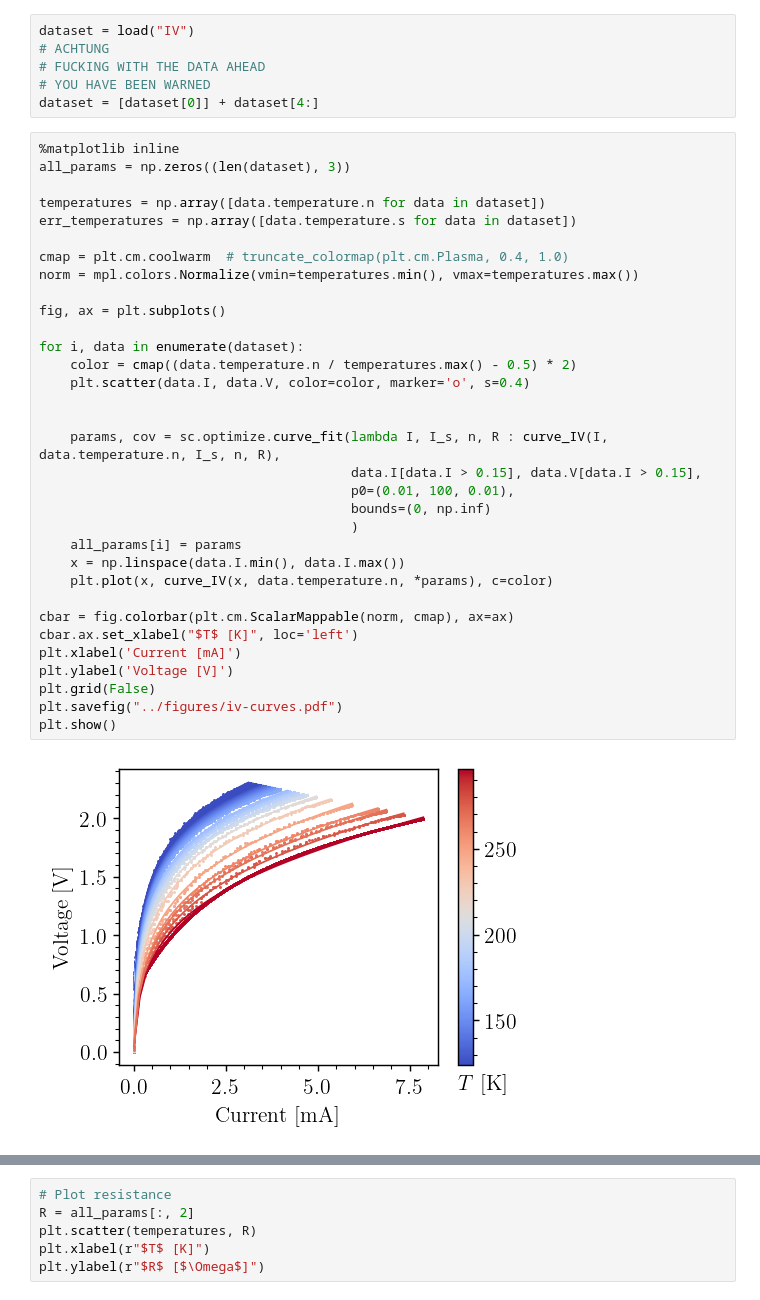
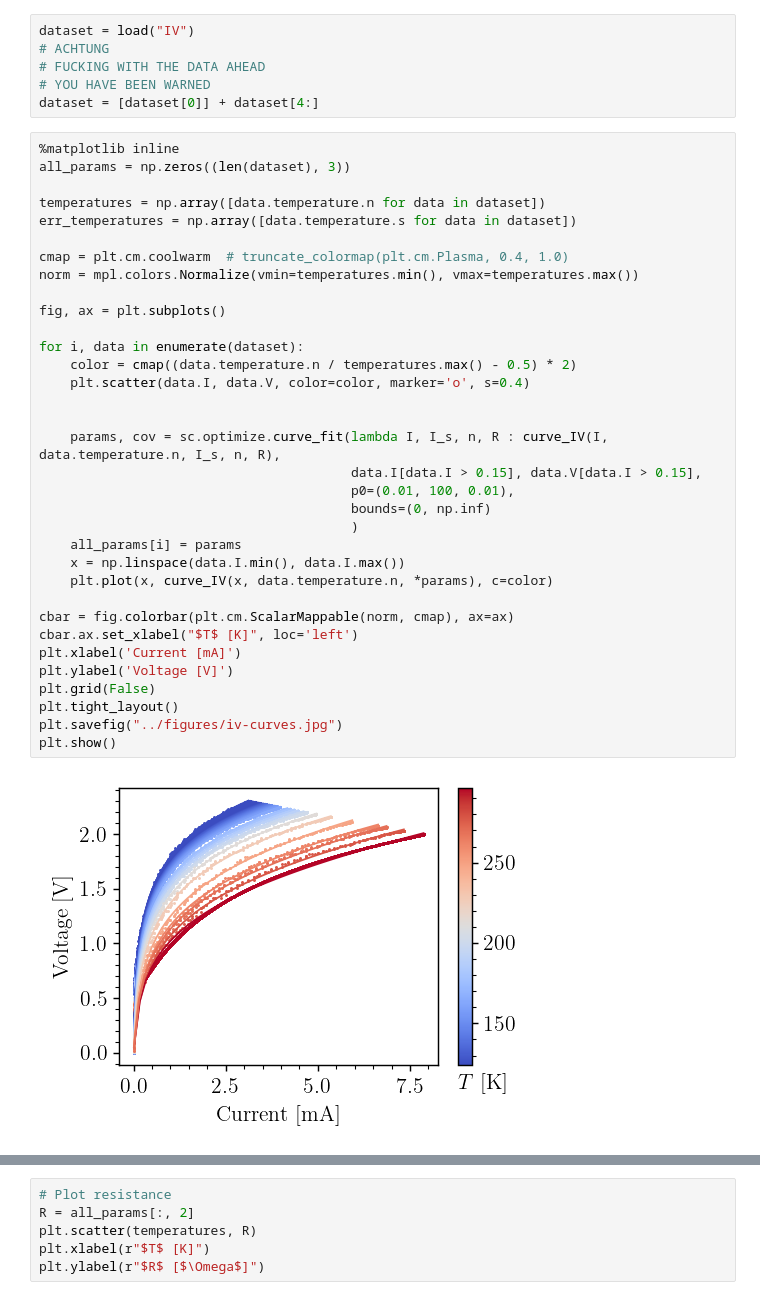
Before and after one commit to TomVdt/TPIII, a Jupyter notebook: 06-photoemission-interne/analyse/exp1.ipynb, the cells around one changed output, grey strips where cells are left out. Drawn from its saved outputs; the diff is of its cells as text.

Commit message:
figures pour assistant

```diff
--- a/06-photoemission-interne/analyse/exp1.ipynb
+++ b/06-photoemission-interne/analyse/exp1.ipynb
@@ -33,35 +36,36 @@ all_params = np.zeros((len(dataset), 3))
 
 temperatures = np.array([data.temperature.n for data in dataset])
 err_temperatures = np.array([data.temperature.s for data in dataset])
 
 cmap = plt.cm.coolwarm  # truncate_colormap(plt.cm.Plasma, 0.4, 1.0)
 norm = mpl.colors.Normalize(vmin=temperatures.min(), vmax=temperatures.max())
 
 fig, ax = plt.subplots()
 
 for i, data in enumerate(dataset):
     color = cmap((data.temperature.n / temperatures.max() - 0.5) * 2)
     plt.scatter(data.I, data.V, color=color, marker='o', s=0.4)
 
 
     params, cov = sc.optimize.curve_fit(lambda I, I_s, n, R : curve_IV(I, data.temperature.n, I_s, n, R),
                                         data.I[data.I > 0.15], data.V[data.I > 0.15],
                                         p0=(0.01, 100, 0.01),
                                         bounds=(0, np.inf)
                                         )
     all_params[i] = params
     x = np.linspace(data.I.min(), data.I.max())
     plt.plot(x, curve_IV(x, data.temperature.n, *params), c=color)
 
 cbar = fig.colorbar(plt.cm.ScalarMappable(norm, cmap), ax=ax)
 cbar.ax.set_xlabel("$T$ [K]", loc='left')
 plt.xlabel('Current [mA]')
 plt.ylabel('Voltage [V]')
 plt.grid(False)
-plt.savefig("../figures/iv-curves.pdf")
+plt.tight_layout()
+plt.savefig("../figures/iv-curves.jpg")
 plt.show()
 # %% [output]
-[figure, old version]
+[figure, new version]
 # %%
 # Find phi_b
 # I_S = A * A_G * T² * e^(-q phi_b / kT)
```
Also changed, not shown: parts of 5 cells of this notebook.
